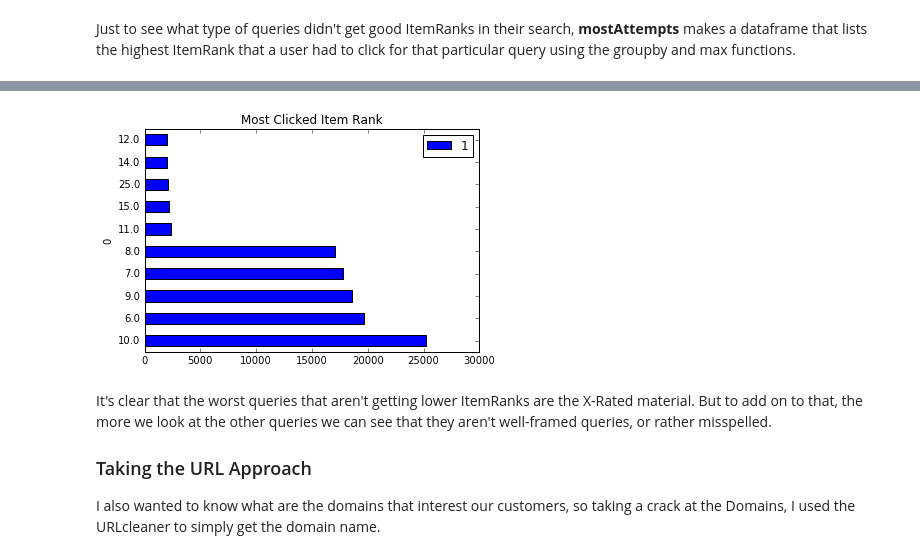
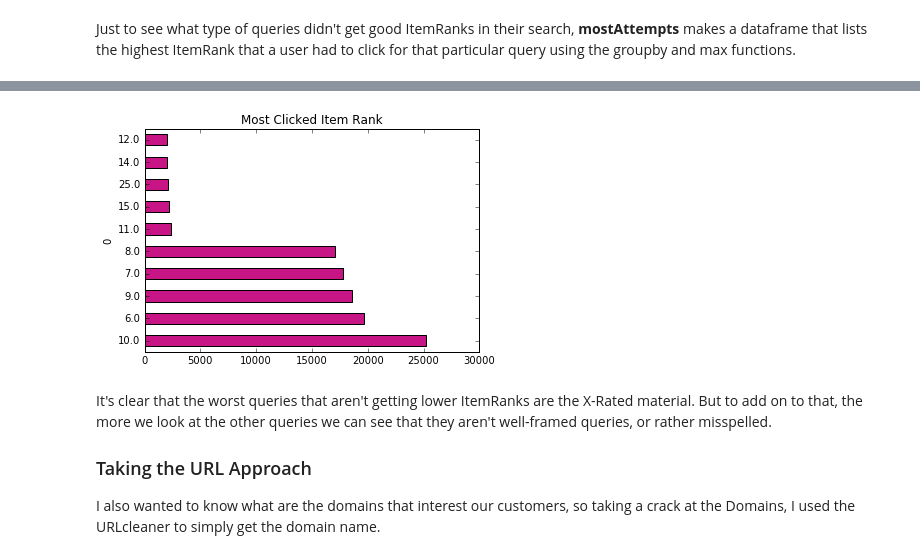
Before and after one commit to RohitJacob/AOL-Exploratory-Analysis, a Jupyter notebook: Promotional Analysis.ipynb, the cells around one changed output, grey strips where cells are left out. Drawn from its saved outputs; the diff is of its cells as text; code cells hidden in the pictures.

```diff
--- a/Promotional Analysis.ipynb
+++ b/Promotional Analysis.ipynb
@@ -185,13 +204,13 @@ for rank in mostAttempts.ItemRank:
 # %%
 rankFreq = sorted(rankDict.items(), key=lambda x:-x[1])[:10]
 rankFreq = pd.DataFrame(rankFreq)
 rankFreq.index = rankFreq[0]
 rankFreq = rankFreq[[1]]
-rankFreq.plot(kind = 'barh')
+rankFreq.plot(kind = 'barh', color='mediumvioletred', legend=False)
 plt.title('Most Clicked Item Rank')
-plt.savefig('HighestRankFreq')
+plt.savefig('HighestRankFreqBestUser')
 # %% [output]
-[figure, old version]
+[figure, new version]
 # %% [markdown]
 It's clear that the worst queries that aren't getting lower ItemRanks are the X-Rated material. But to add on to that, the more we look at the other queries we can see that they aren't well-framed queries, or rather misspelled.
 
```
Also changed, not shown: parts of 17 cells of this notebook, 8 other files.
